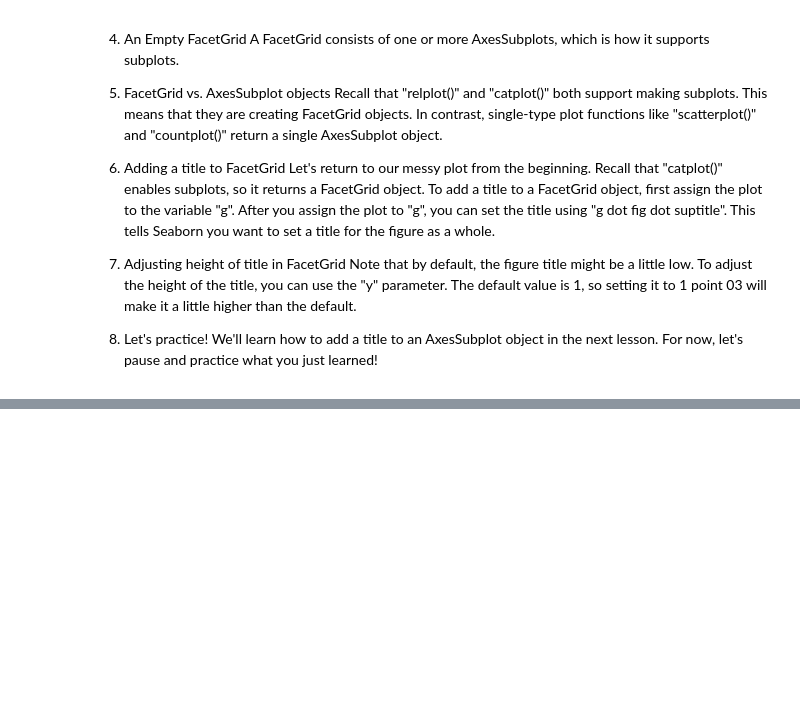
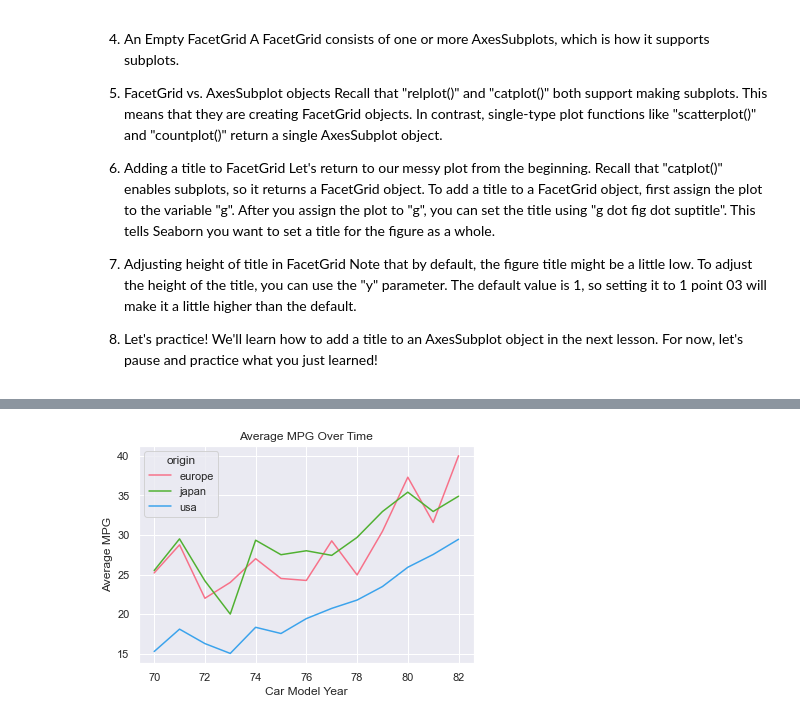
Before and after one commit to Seismic-Striker/Springboard_and_Datacamp, a Jupyter notebook: Section_13_introduction_to_Data_visualization_with_Seaborn/Chapter_4_Customizing_Seaborn_Plots.ipynb, the cells around one changed output, grey strips where cells are left out. Saved outputs shown, nothing was run; the diff lists cells and outputs as text; code cells hidden in the pictures; blank space fills up the shorter version.

```diff
--- a/Section_13_introduction_to_Data_visualization_with_Seaborn/Chapter_4_Customizing_Seaborn_Plots.ipynb
+++ b/Section_13_introduction_to_Data_visualization_with_Seaborn/Chapter_4_Customizing_Seaborn_Plots.ipynb
@@ -20,6 +20,17 @@ Index(['Unnamed: 0', 'Music', 'Techno', 'Movies', 'History', 'Mathematics',
       dtype='object')
 # %%
 survey_data['Parents Advice'] = survey_data["Parents' advice"].dropna()
+# %%
+mpg_mean = (mpg.groupby(['model_year','origin'],as_index=False)['mpg'].mean()
+            .rename(columns = {'model_year':'model_year','origin':'origin','mpg':'mpg_mean'}))
+bins = [0,2.5,5]
+categories = [False,True]
+pets_int = pd.cut(survey_data['Pets'],bins = bins, labels = categories)
+survey_data.insert(7,'Interested in Pets',pets_int)
+likes_techno = pd.cut(survey_data['Techno'],bins=bins,labels = categories)
+survey_data.insert(8,'Likes Techno',likes_techno)
+survey_data['Likes Techno'] = survey_data['Likes Techno'].astype('bool')
+survey_data['Interested in Pets'] = survey_data['Interested in Pets'].astype('bool')
 # %% [markdown]
 # 1. Changing plot style and color
 So far we've covered how to create a variety of different plot types. Now let's learn how to customize them.
@@ -182,0 +264,16 @@ g -
+# %%
+# Create line plot
+g = sns.lineplot(x="model_year", y="mpg_mean",
+                 data=mpg_mean,
+                 hue="origin")
+
+# Add a title "Average MPG Over Time"
+g.set_title("Average MPG Over Time")
+
+# Add x-axis and y-axis labels
+g.set(xlabel = 'Car Model Year',ylabel = 'Average MPG')
+
+# Show plot
+plt.show()
+# %% [output]
+[figure, added]
```
Also changed, not shown: parts of 16 cells of this notebook, 15 other files.
